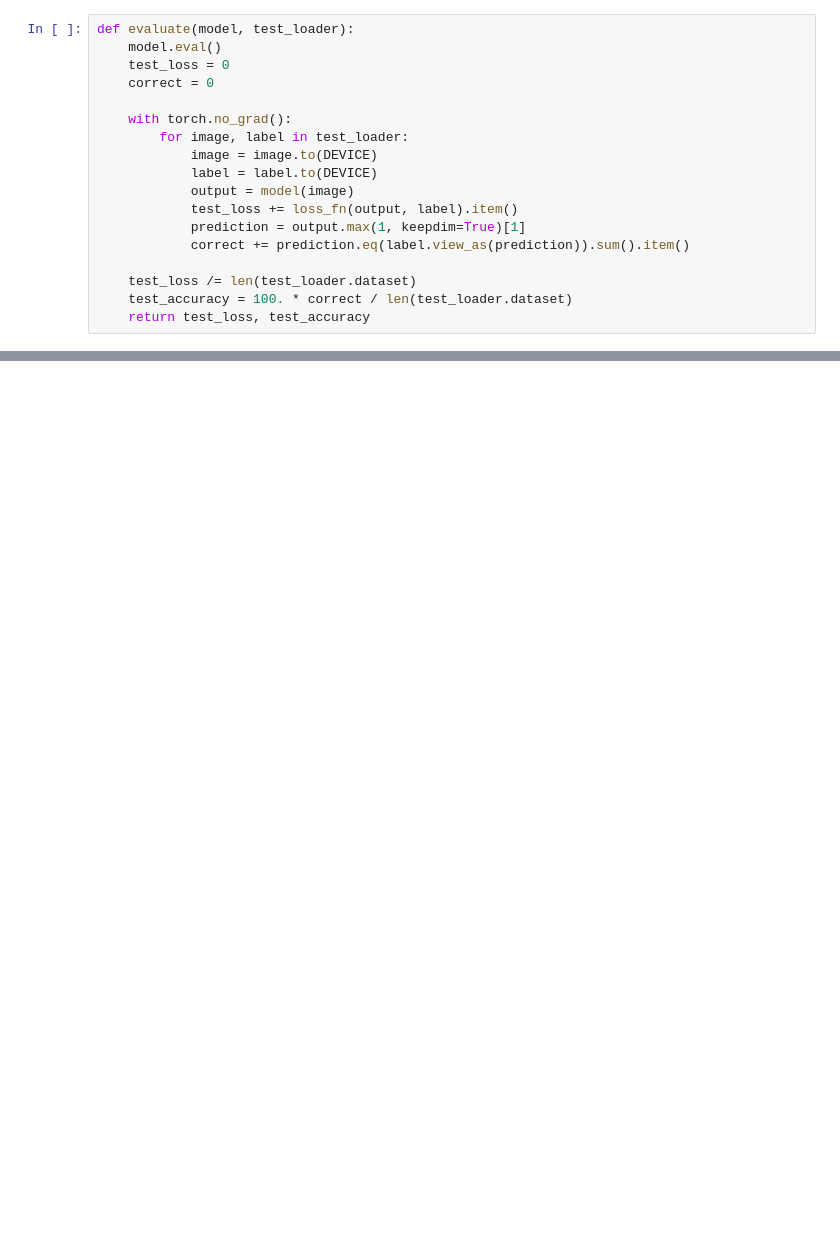
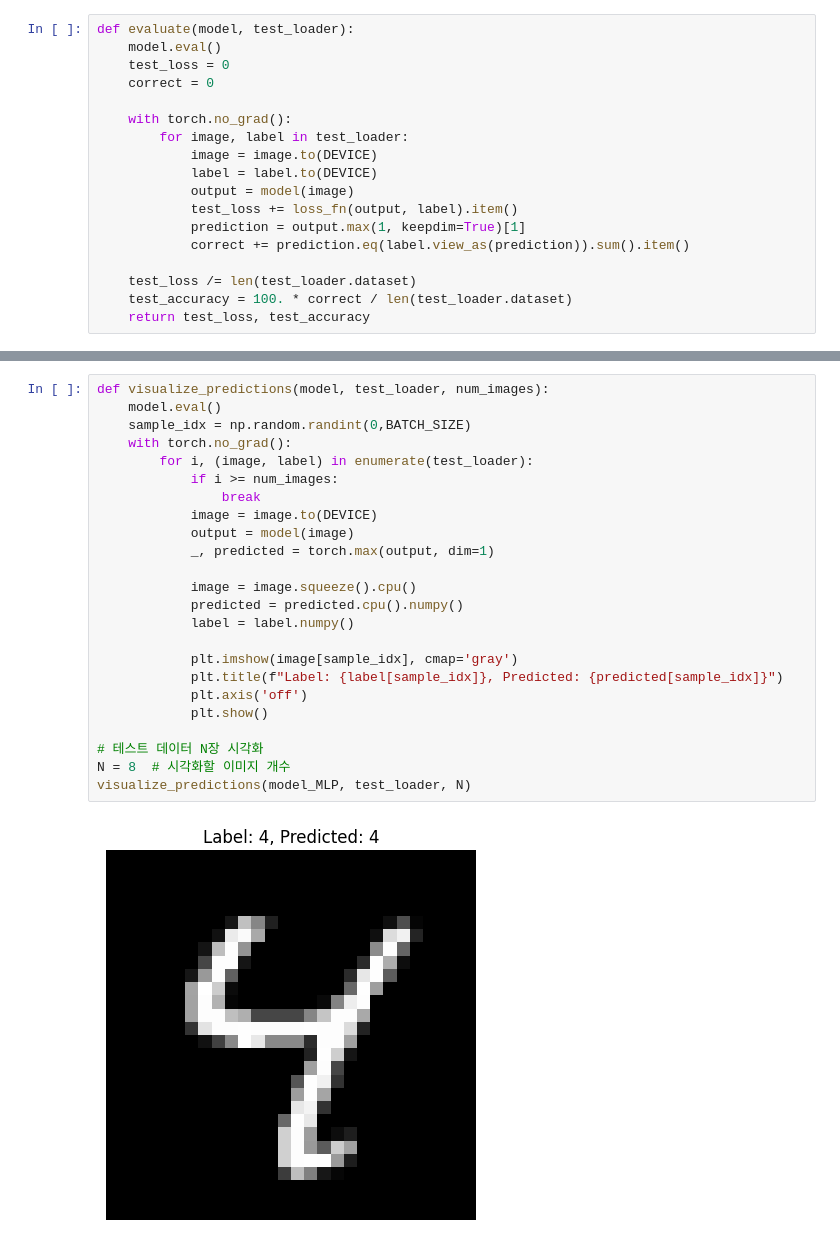
Before and after one commit to bumiilove/MNIST_HandWritten_digit_recognition_project, a Jupyter notebook: Training/Pytorch_MNIST_Training.ipynb, the cells around one changed output, grey strips where cells are left out. Drawn from its saved outputs; the diff is of its cells as text; blank space fills up the shorter version.

```diff
--- a/Training/Pytorch_MNIST_Training.ipynb
+++ b/Training/Pytorch_MNIST_Training.ipynb
@@ -205,0 +667,26 @@ for Epoch in range(1, EPOCHS + 1):
+# %%
+def visualize_predictions(model, test_loader, num_images):
+    model.eval()
+    sample_idx = np.random.randint(0,BATCH_SIZE)
+    with torch.no_grad():
+        for i, (image, label) in enumerate(test_loader):
+            if i >= num_images:
+                break
+            image = image.to(DEVICE)
+            output = model(image)
+            _, predicted = torch.max(output, dim=1)
+
+            image = image.squeeze().cpu()
+            predicted = predicted.cpu().numpy()
+            label = label.numpy()
+
+            plt.imshow(image[sample_idx], cmap='gray')
+            plt.title(f"Label: {label[sample_idx]}, Predicted: {predicted[sample_idx]}")
+            plt.axis('off')
+            plt.show()
+
+# 테스트 데이터 N장 시각화
+N = 8  # 시각화할 이미지 개수
+visualize_predictions(model_MLP, test_loader, N)
+# %% [output]
+[figure, added]
```
Also changed, not shown: parts of 36 cells of this notebook, 5 other files.
